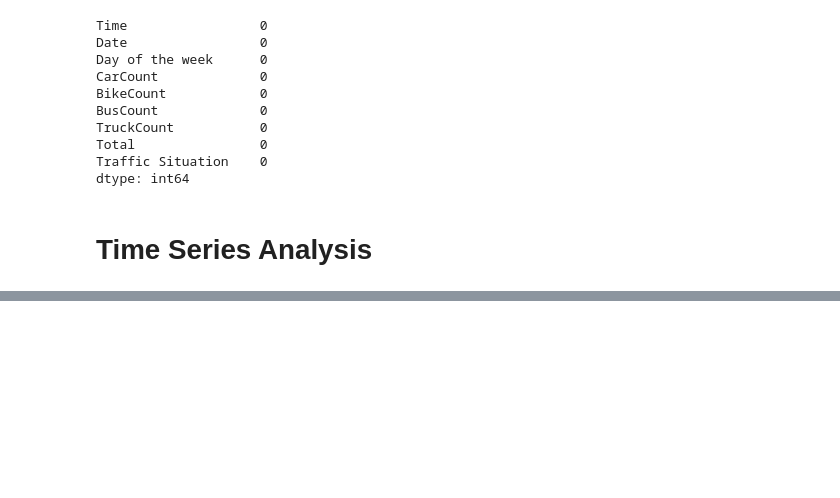
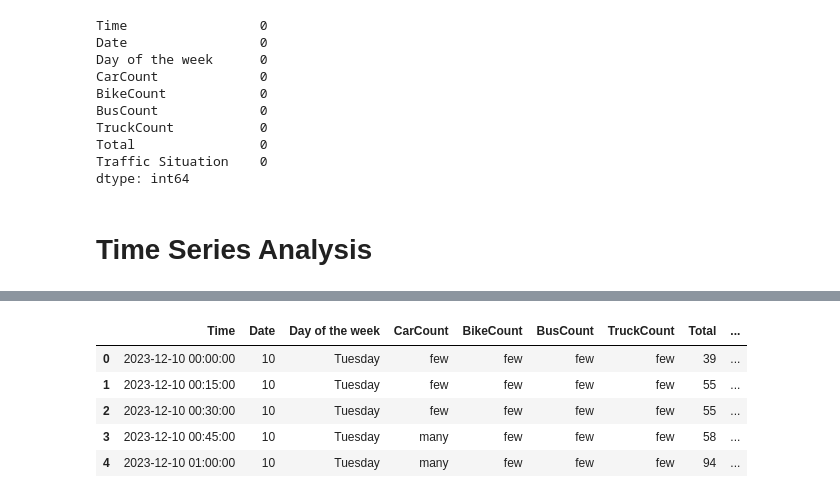
Before and after one commit to Prakash-Kushwaha/DAV-Project, a Jupyter notebook: main.ipynb, the cells around one changed output, grey strips where cells are left out. Cells and saved outputs as stored; diff of their text form; code cells hidden in the pictures; blank space fills up the shorter version.

```diff
--- a/main.ipynb
+++ b/main.ipynb
@@ -115,0 +150,18 @@ df.head()
+# %%
+# Changing number into alphabets
+limit=50
+df3=df.copy()
+# Use numpy's where function to replace values based on conditions
+df3['CarCount'] = np.where(df3['CarCount'] > limit, 'many', 'few')
+df3['BikeCount'] = np.where(df3['BikeCount'] > limit, 'many', 'few')
+df3['BusCount'] = np.where(df3['BusCount'] > limit, 'many', 'few')
+df3['TruckCount'] = np.where(df3['TruckCount'] > limit, 'many', 'few')
+# Print the updated DataFrame
+df3.head()
+# %% [output]
+|  | Time | Date | Day of the week | CarCount | BikeCount | BusCount | TruckCount | Total | ... |
+| 0 | 2023-12-10 00:00:00 | 10 | Tuesday | few | few | few | few | 39 | ... |
+| 1 | 2023-12-10 00:15:00 | 10 | Tuesday | few | few | few | few | 55 | ... |
+| 2 | 2023-12-10 00:30:00 | 10 | Tuesday | few | few | few | few | 55 | ... |
+| 3 | 2023-12-10 00:45:00 | 10 | Tuesday | many | few | few | few | 58 | ... |
+| 4 | 2023-12-10 01:00:00 | 10 | Tuesday | many | few | few | few | 94 | ... |
```
Also changed, not shown: parts of 7 cells of this notebook.
